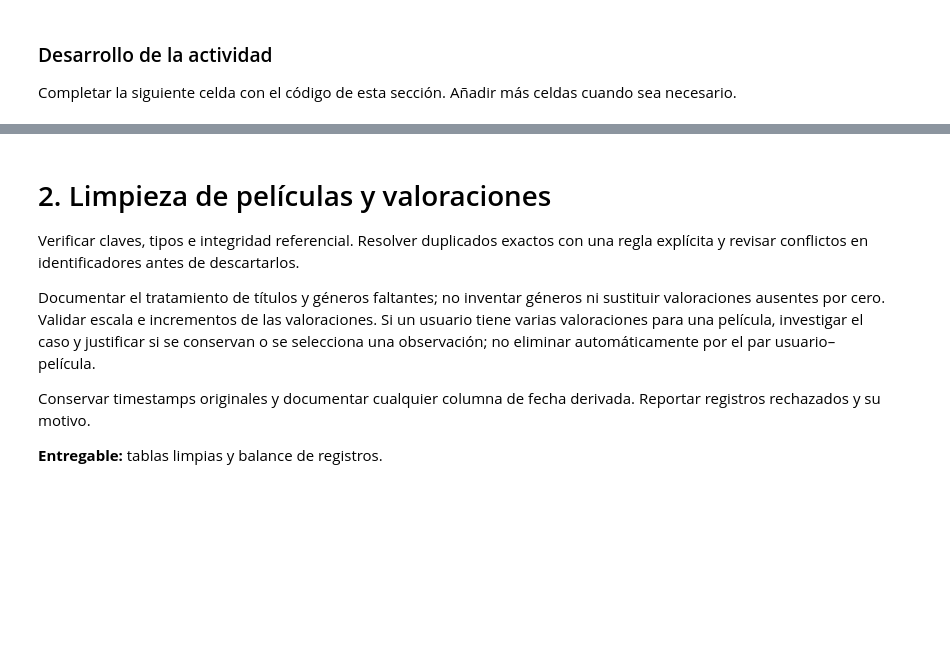
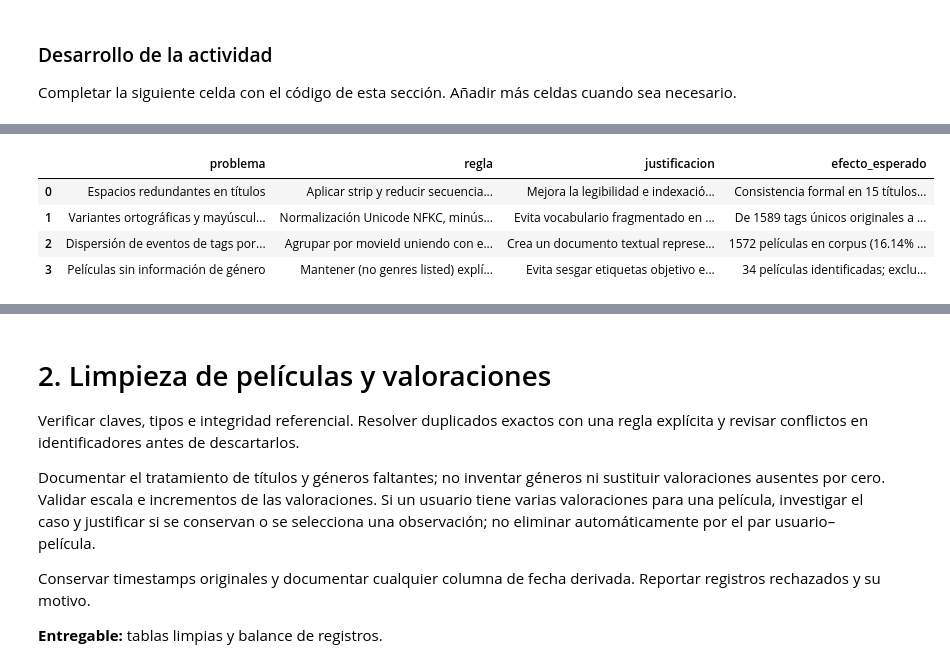
Before and after one commit to MarcoGhoul/CC219-TP-TF-2026-2-CC92, a Jupyter notebook: code/03_preprocesamiento.ipynb, the cells around one changed output, grey strips where cells are left out. Saved outputs shown, nothing was run; the diff lists cells and outputs as text; code cells hidden in the pictures; blank space fills up the shorter version.

```diff
--- a/code/03_preprocesamiento.ipynb
+++ b/code/03_preprocesamiento.ipynb
@@ -48,3 +48,97 @@ Conservar `data/raw/` y escribir las salidas futuras en `data/processed/`. Regis
 ### Desarrollo de la actividad
 
 Completar la siguiente celda con el código de esta sección. Añadir más celdas cuando sea necesario.
+# %%
+import hashlib
+from pathlib import Path
+import re
+import unicodedata
+from IPython.display import Markdown, display
+import numpy as np
+import pandas as pd
+
+
+def mostrar_tabla(titulo, tabla):
+  display(Markdown(f'#### {titulo}'))
+  display(tabla)
+
+
+# Deteccion flexible de rutas
+candidatos = [Path.cwd(), Path.cwd().parent]
+RAIZ = next(
+    (p for p in candidatos if (p / 'data' / 'raw' / 'movies.csv').is_file()),
+    None,
+)
+if RAIZ is None:
+  raise FileNotFoundError(
+      'Ejecutar desde la raiz o desde code/ con los CSV en data/raw/.'
+  )
+
+RAW = RAIZ / 'data' / 'raw'
+PROCESSED = RAIZ / 'data' / 'processed'
+PROCESSED.mkdir(parents=True, exist_ok=True)
+
+# Cargar originales preservando tipos
+movies = pd.read_csv(
+    RAW / 'movies.csv',
+    encoding='utf-8',
+    dtype={'movieId': 'Int64', 'title': 'string', 'genres': 'string'},
+)
+ratings = pd.read_csv(
+    RAW / 'ratings.csv',
+    encoding='utf-8',
+    dtype={
+        'userId': 'Int64',
+        'movieId': 'Int64',
+        'rating': 'Float64',
+        'timestamp': 'Int64',
+    },
+)
+tags = pd.read_csv(
+    RAW / 'tags.csv',
+    encoding='utf-8',
+    dtype={
+        'userId': 'Int64',
+        'movieId': 'Int64',
+        'tag': 'string',
+        'timestamp': 'Int64',
+    },
+)
+
+# Plan de decisiones
+plan = pd.DataFrame([
+    {
+        'problema': 'Espacios redundantes en títulos',
+        'regla': 'Aplicar strip y reducir secuencias de múltiples espacios a uno',
+        'justificacion': 'Mejora la legibilidad e indexación sin alterar texto',
+        'efecto_esperado': 'Consistencia formal en 15 títulos detectados',
+    },
+    {
+        'problema': 'Variantes ortográficas y mayúsculas en tags',
+        'regla': 'Normalización Unicode NFKC, minúsculas y remoción de signos',
+        'justificacion': (
+            'Evita vocabulario fragmentado en TF-IDF respetando frases'
+        ),
+        'efecto_esperado': 'De 1589 tags únicos originales a 1473 unificados',
+    },
+    {
+        'problema': 'Dispersión de eventos de tags por película',
+        'regla': 'Agrupar por movieId uniendo con espacio',
+        'justificacion': (
+            'Crea un documento textual representativo por película'
+        ),
+        'efecto_esperado': (
+            '1572 películas en corpus (16.14% de cobertura del catálogo)'
+        ),
+    },
+    {
+        'problema': 'Películas sin información de género',
+        'regla': 'Mantener (no genres listed) explícito sin imputar',
+        'justificacion': 'Evita sesgar etiquetas objetivo en clasificación',
+        'efecto_esperado': (
+            '34 películas identificadas; excluidas para entrenamiento'
+        ),
+    },
+])
+mostrar_tabla('Plan de decisiones de preprocesamiento', plan)
+# %% [output]
@@ -51 +146,6 @@ Completar la siguiente celda con el código de esta sección. Añadir más celda
+|  | problema | regla | justificacion | efecto_esperado |
+| 0 | Espacios redundantes en títulos | Aplicar strip y reducir secuencia... | Mejora la legibilidad e indexació... | Consistencia formal en 15 títulos... |
+| 1 | Variantes ortográficas y mayúscul... | Normalización Unicode NFKC, minús... | Evita vocabulario fragmentado en ... | De 1589 tags únicos originales a ... |
+| 2 | Dispersión de eventos de tags por... | Agrupar por movieId uniendo con e... | Crea un documento textual represe... | 1572 películas en corpus (16.14% ... |
+| 3 | Películas sin información de género | Mantener (no genres listed) explí... | Evita sesgar etiquetas objetivo e... | 34 películas identificadas; exclu... |
 # %% [markdown]
```
Also changed, not shown: parts of 16 cells of this notebook.
